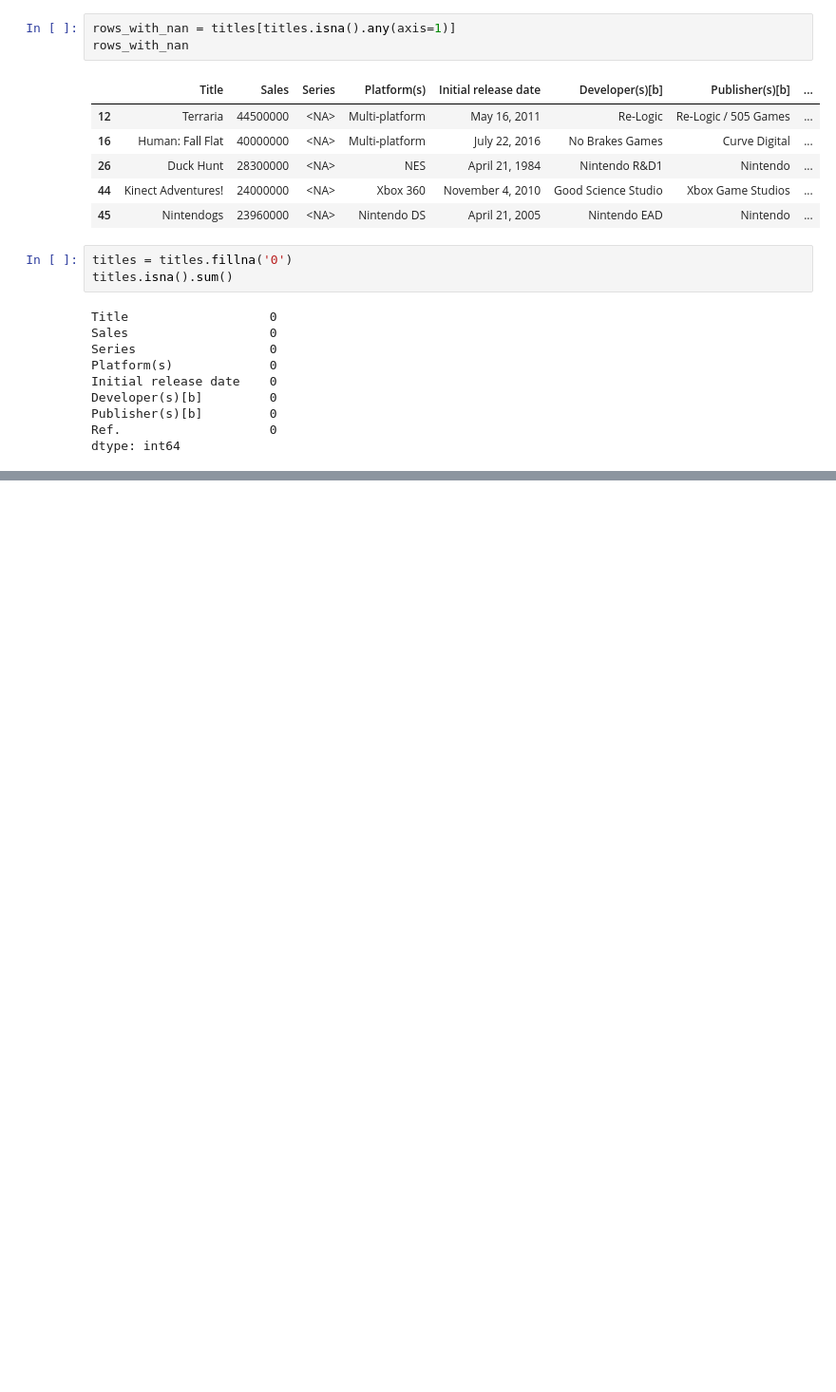
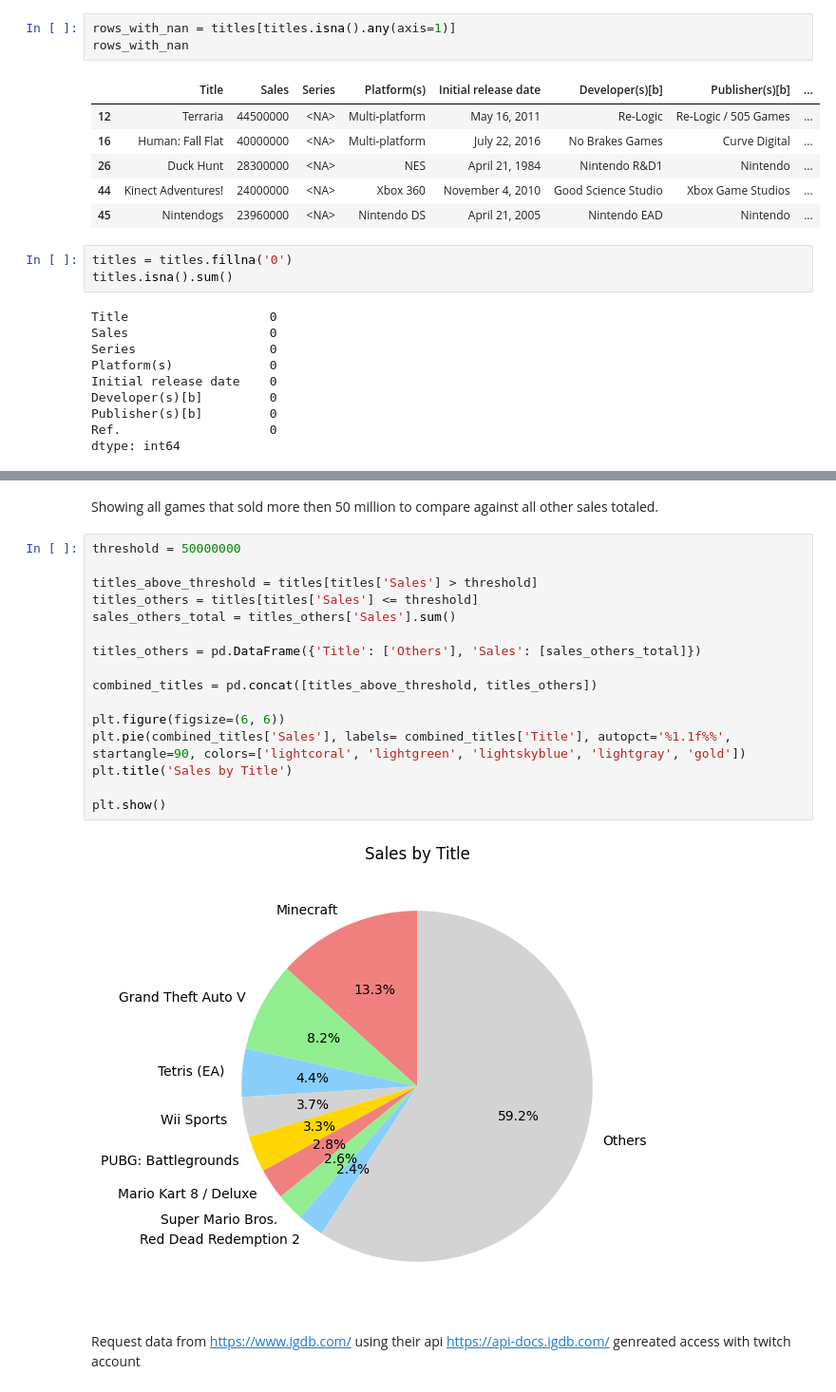
Before and after one commit to zhiwt01/project, a Jupyter notebook: info.ipynb, the cells around one changed output, grey strips where cells are left out. Shown: that part at 95% size. Cells and saved outputs as stored; diff of their text form; blank space fills up the shorter version.

Commit message:
game database data

```diff
--- a/info.ipynb
+++ b/info.ipynb
@@ -229,0 +252,23 @@ Text(0.5, 0, 'Sales (in millions)')
+# %% [markdown]
+Showing all games that sold more then 50 million to compare against all other sales totaled.
+# %%
+threshold = 50000000
+
+titles_above_threshold = titles[titles['Sales'] > threshold]
+titles_others = titles[titles['Sales'] <= threshold]
+sales_others_total = titles_others['Sales'].sum()
+
+titles_others = pd.DataFrame({'Title': ['Others'], 'Sales': [sales_others_total]})
+
+combined_titles = pd.concat([titles_above_threshold, titles_others])
+
+plt.figure(figsize=(6, 6))
+plt.pie(combined_titles['Sales'], labels= combined_titles['Title'], autopct='%1.1f%%', startangle=90, colors=['lightcoral', 'lightgreen', 'lightskyblue', 'lightgray', 'gold'])
+plt.title('Sales by Title')
+
+plt.show()
+# %% [output]
+[figure, added]
+# %% [markdown]
+Request data from https://www.igdb.com/ using their api https://api-docs.igdb.com/
+genreated access with twitch account
```
Also changed, not shown: parts of 10 cells of this notebook, 3 other files.
